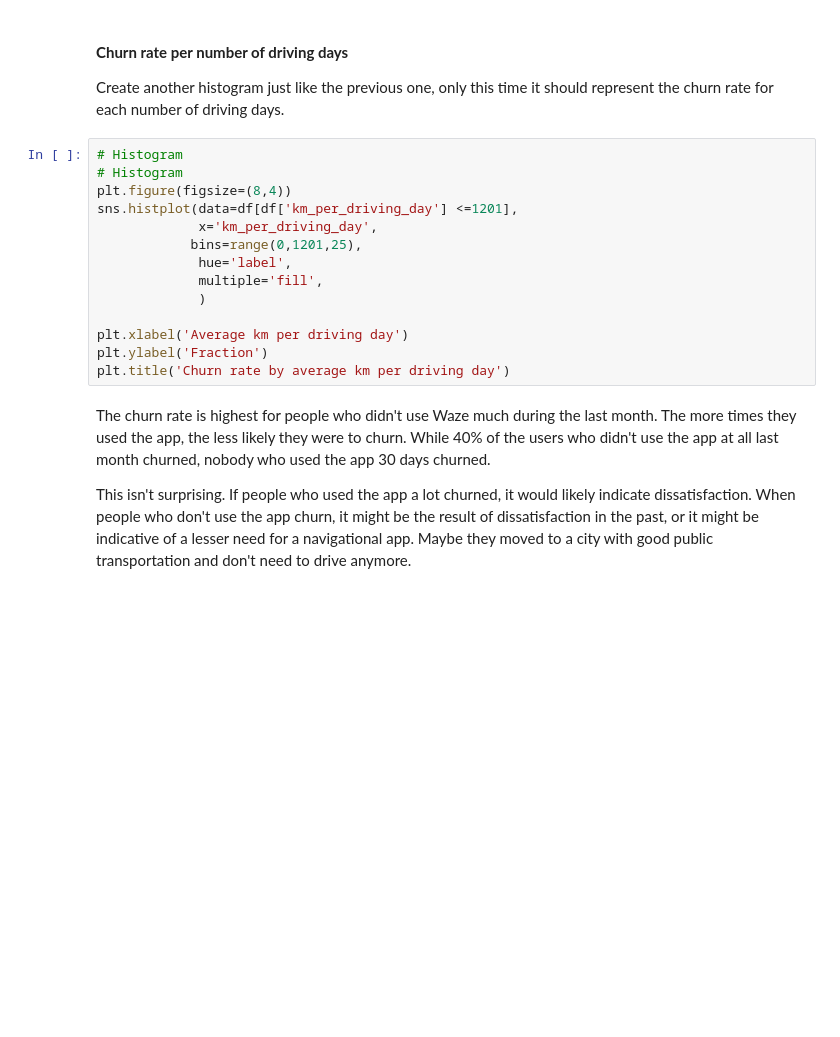
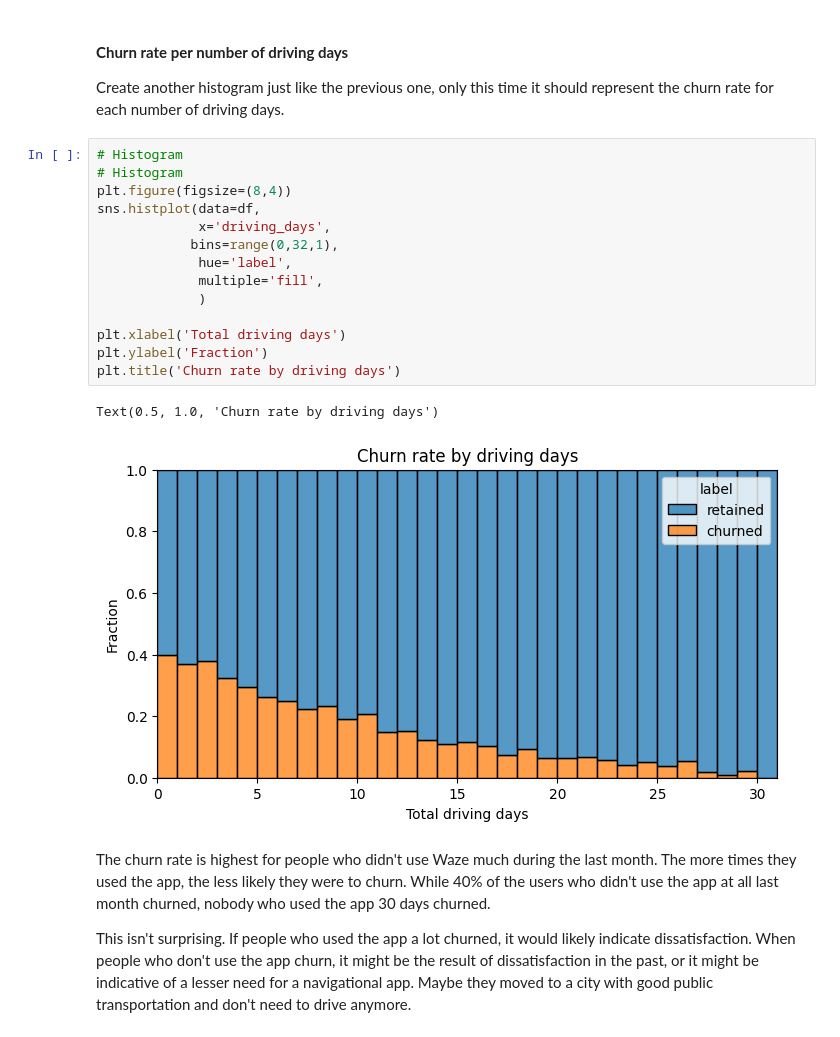
Before and after one commit to dianario/waze-project, a Jupyter notebook: 3_Waze_EDA.ipynb, the cells around one changed output. Cells and saved outputs as stored; diff of their text form; blank space fills up the shorter version.

```diff
--- a/3_Waze_EDA.ipynb
+++ b/3_Waze_EDA.ipynb
@@ -659,17 +659,20 @@ Create another histogram just like the previous one, only this time it should re
 # %%
 # Histogram
 # Histogram
 plt.figure(figsize=(8,4))
-sns.histplot(data=df[df['km_per_driving_day'] <=1201],
-             x='km_per_driving_day',
-            bins=range(0,1201,25),
+sns.histplot(data=df,
+             x='driving_days',
+            bins=range(0,32,1),
              hue='label',
              multiple='fill',
              )
 
-plt.xlabel('Average km per driving day')
+plt.xlabel('Total driving days')
 plt.ylabel('Fraction')
-plt.title('Churn rate by average km per driving day')
+plt.title('Churn rate by driving days')
+# %% [output]
+Text(0.5, 1.0, 'Churn rate by driving days')
+[figure, added]
 # %% [markdown]
 The churn rate is highest for people who didn't use Waze much during the last month. The more times they used the app, the less likely they were to churn. While 40% of the users who didn't use the app at all last month churned, nobody who used the app 30 days churned.
 
```
Also changed, not shown: parts of 10 cells of this notebook.
